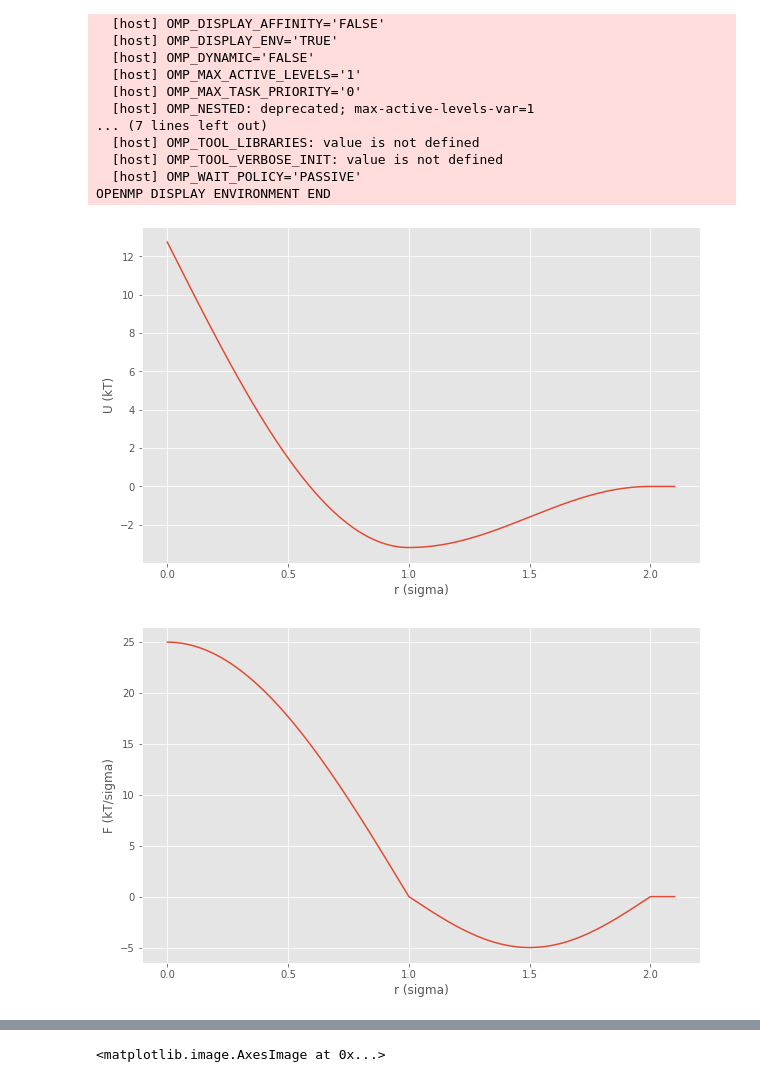
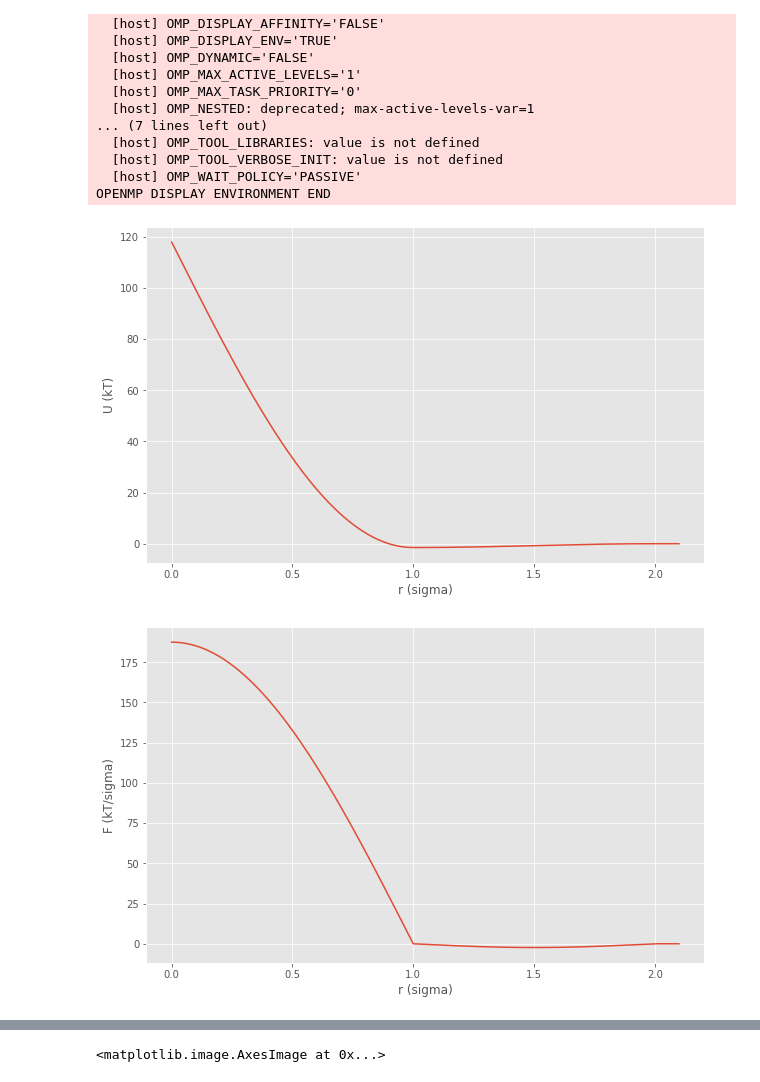
Before and after one commit to cedelmaier/dragonfruit, a Jupyter notebook: analysis/spectrum_analysis.ipynb, the cells around one changed output, grey strips where cells are left out. Drawn from its saved outputs; the diff is of its cells as text; code cells hidden in the pictures.

```diff
--- a/analysis/spectrum_analysis.ipynb
+++ b/analysis/spectrum_analysis.ipynb
@@ -30,12 +30,13 @@ OPENMP DISPLAY ENVIRONMENT BEGIN
 OPENMP DISPLAY ENVIRONMENT END
 # %%
 # Grimelipid potential, gives back both energy and force for r, A, B, r0, and rc values
-def grimelipid(r, A, B, r0, rc):
+def grimelipid(r, A, B, r0, rc, beta):
     a = np.pi/(2.0*r0)
     b = np.pi/(rc - r0)
 
     f = np.zeros(len(r))
     u = np.zeros(len(r))
+    deltag = np.zeros(len(r))
 
     for ridx,rin in enumerate(r):
         if rin <= r0:
@@ -49,23 +50,25 @@ def grimelipid(r, A, B, r0, rc):
         else:
             f[ridx] = 0.0
             u[ridx] = 0.0
-    return [u, f]
+        deltag[ridx] = np.exp(-beta*u[ridx])
+    return [u, f, deltag]
 # %%
-A = 25.0
-B = 5.0
+A = 187.5
+B = 2.3333
 r0 = 1.0
 rc = 2.0
 r = np.linspace(0.0, 2.1, 211)
 # %%
-u_gl, f_gl = grimelipid(r, A, B, r0, rc)
+beta = 1.0
+u_gl, f_gl, g_gl = grimelipid(r, A, B, r0, rc, beta)
 fig = plt.figure(figsize=(10, 6.18))
 ax = fig.add_subplot()
 ax.plot(r, u_gl)
 ax.set_xlabel('r (sigma)')
 ax.set_ylabel('U (kT)')
 plt.savefig('u_grimelipid.png', bbox_inches='tight')
 # %% [output]
-[figure, old version]
+[figure, new version]
 # %%
 fig = plt.figure(figsize=(10, 6.18))
 ax = fig.add_subplot()
@@ -74,4 +77,4 @@ ax.set_xlabel('r (sigma)')
 ax.set_ylabel('F (kT/sigma)')
 plt.savefig('f_grimelipid.png', bbox_inches='tight')
 # %% [output]
-[figure, old version]
+[figure, new version]
```
Also changed, not shown: parts of 1 cell of this notebook, 6 other files.
